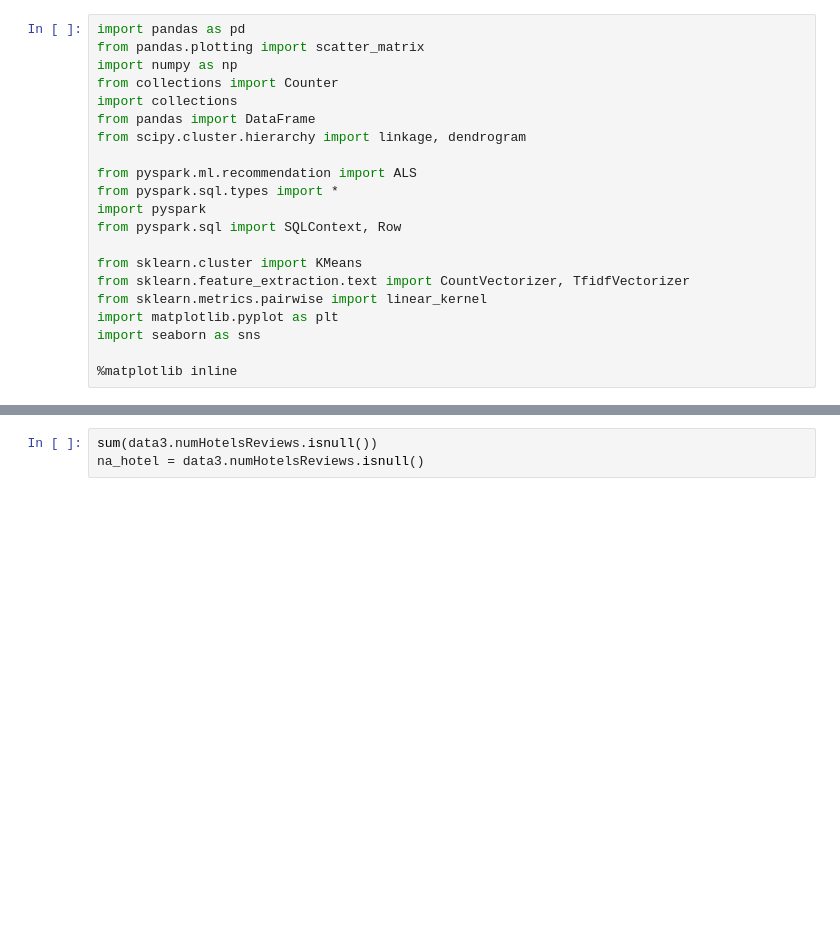
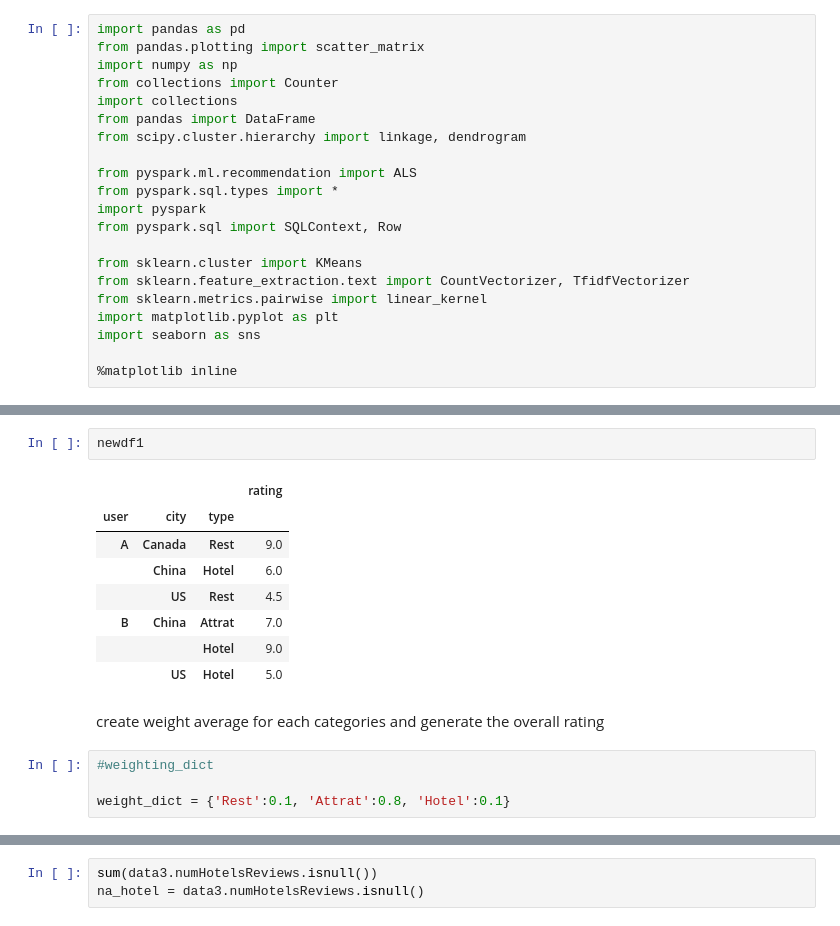
Before and after one commit to acrowise/travel-time-rec, a Jupyter notebook: tripadvisor_personality_EDA.ipynb, the cells around one changed output, grey strips where cells are left out. Drawn from its saved outputs; the diff is of its cells as text; blank space fills up the shorter version.

```diff
--- a/tripadvisor_personality_EDA.ipynb
+++ b/tripadvisor_personality_EDA.ipynb
@@ -77,0 +126,17 @@ memory usage: 1.0+ MB
+# %%
+newdf1
+# %% [output]
+|  |  |  | rating |
+| user | city | type |  |
+| A | Canada | Rest | 9.0 |
+|  | China | Hotel | 6.0 |
+|  | US | Rest | 4.5 |
+| B | China | Attrat | 7.0 |
+|  |  | Hotel | 9.0 |
+|  | US | Hotel | 5.0 |
+# %% [markdown]
+create weight average for each categories and generate the overall rating
+# %%
+#weighting_dict
+
+weight_dict = {'Rest':0.1, 'Attrat':0.8, 'Hotel':0.1}
```
Also changed, not shown: parts of 25 cells of this notebook.
